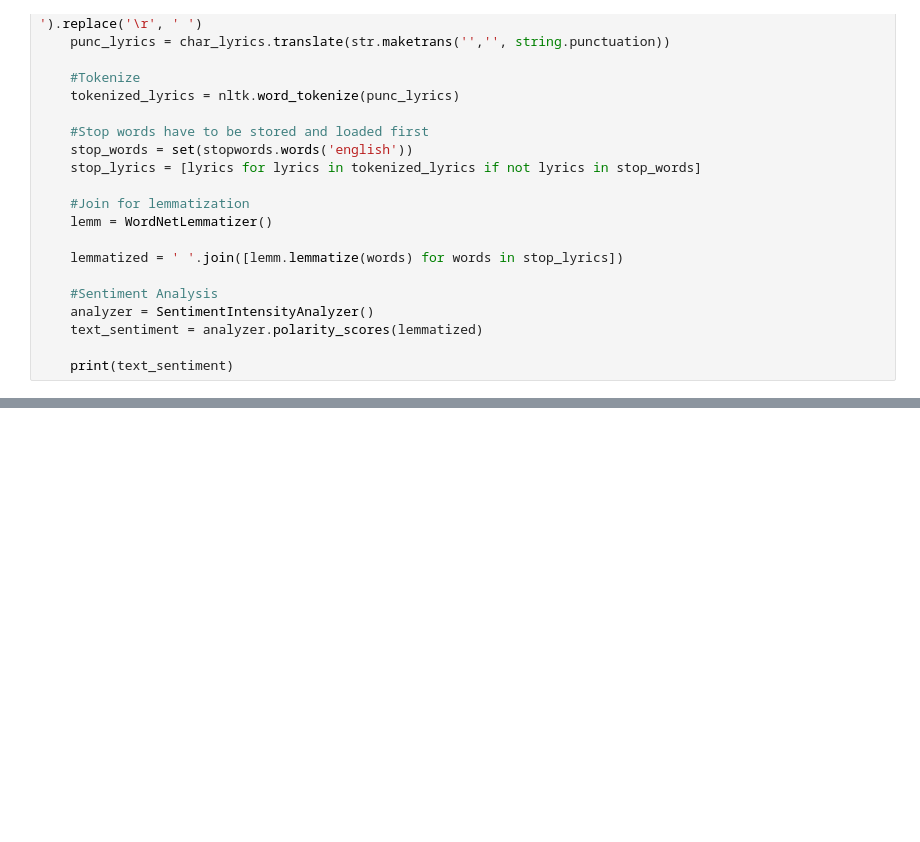
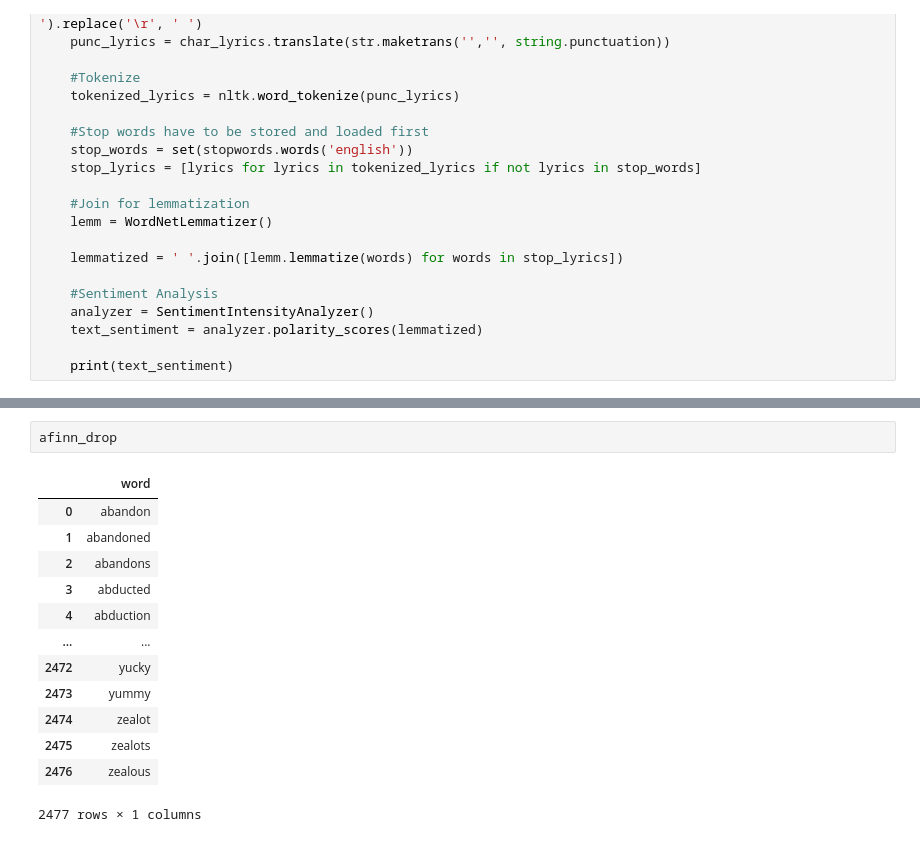
Before and after one commit to nvhabib91/song_analyzer, a Jupyter notebook: lyrics_sentiment-draft.ipynb, the cells around one changed output, grey strips where cells are left out. Saved outputs shown, nothing was run; the diff lists cells and outputs as text; blank space fills up the shorter version.

```diff
--- a/lyrics_sentiment-draft.ipynb
+++ b/lyrics_sentiment-draft.ipynb
@@ -165,0 +302,16 @@ vader_sentiment(lyrics)
+# %%
+afinn_drop
+# %% [output]
+|  | word |
+| 0 | abandon |
+| 1 | abandoned |
+| 2 | abandons |
+| 3 | abducted |
+| 4 | abduction |
+| ... | ... |
+| 2472 | yucky |
+| 2473 | yummy |
+| 2474 | zealot |
+| 2475 | zealots |
+| 2476 | zealous |
+2477 rows × 1 columns
```
Also changed, not shown: parts of 32 cells of this notebook, 1 other file.
